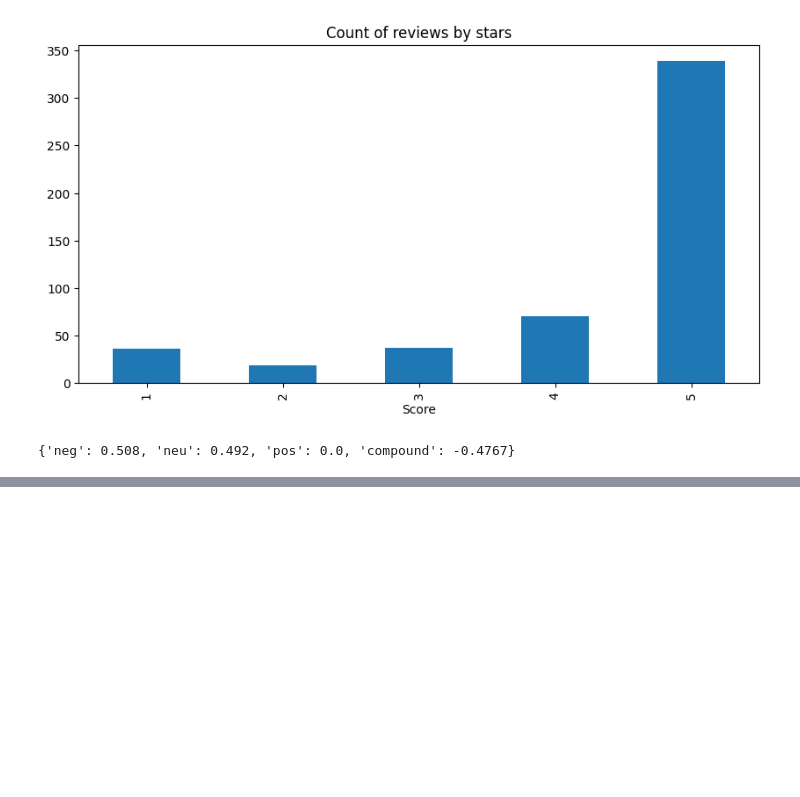
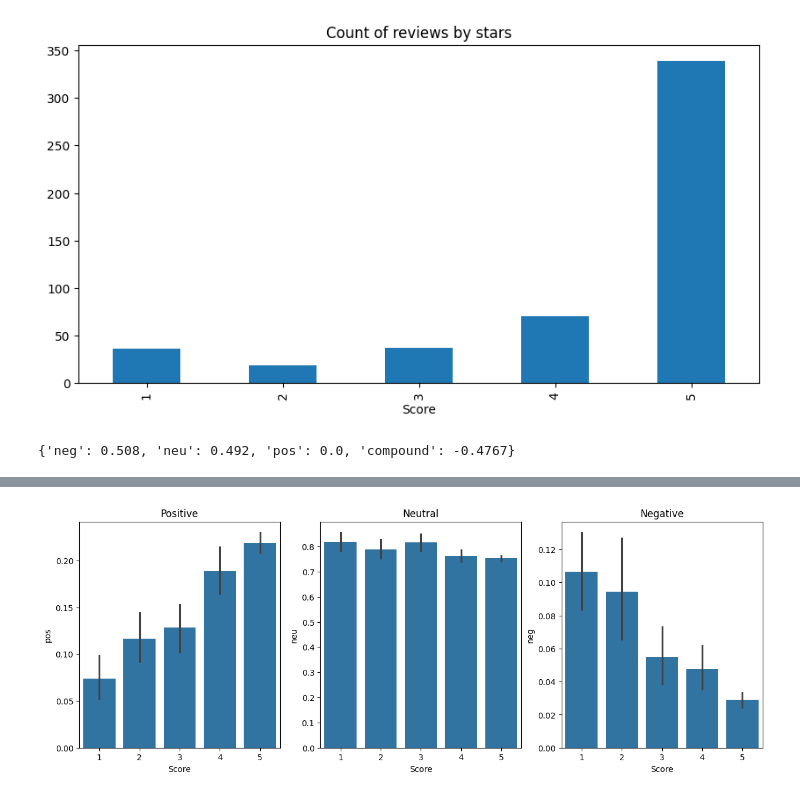
Before and after one commit to Tanmay7Mehta/SentimentAnalysis_NLTK, a Jupyter notebook: test.ipynb, the cells around one changed output, grey strips where cells are left out. Cells and saved outputs as stored; diff of their text form; code cells hidden in the pictures; blank space fills up the shorter version.

Commit message:
NLPUsingVaders

```diff
--- a/test.ipynb
+++ b/test.ipynb
@@ -49,3 +49,13 @@ sia.polarity_scores('Why are you sad')
 # %%
 for i in tqdm(range(20000000)):
     continue
+# %%
+res = {}
+for i, row in tqdm(data.iterrows(), total=len(data)):
+    text = row['Text']
+    myid = row['Id']
+    res[myid] = sia.polarity_scores(text)
+# %%
+vaders = pd.DataFrame(res).T
+vaders = vaders.reset_index().rename(columns={'index': 'Id'})
+vaders = vaders.merge(data, how='left')
@@ -51,0 +71,12 @@ for i in tqdm(range(20000000)):
+# %%
+fig, axs = plt.subplots(1, 3, figsize=(15,5))
+sns.barplot(data=vaders, x='Score', y='pos', ax=axs[0])
+sns.barplot(data=vaders, x='Score', y='neu', ax=axs[1])
+sns.barplot(data=vaders, x='Score', y='neg', ax=axs[2])
+axs[0].set_title('Positive')
+axs[1].set_title('Neutral')
+axs[2].set_title('Negative')
+#plt.tight_layout()
+plt.show()
+# %% [output]
+[figure, added]
```
Also changed, not shown: parts of 1 cell of this notebook.
